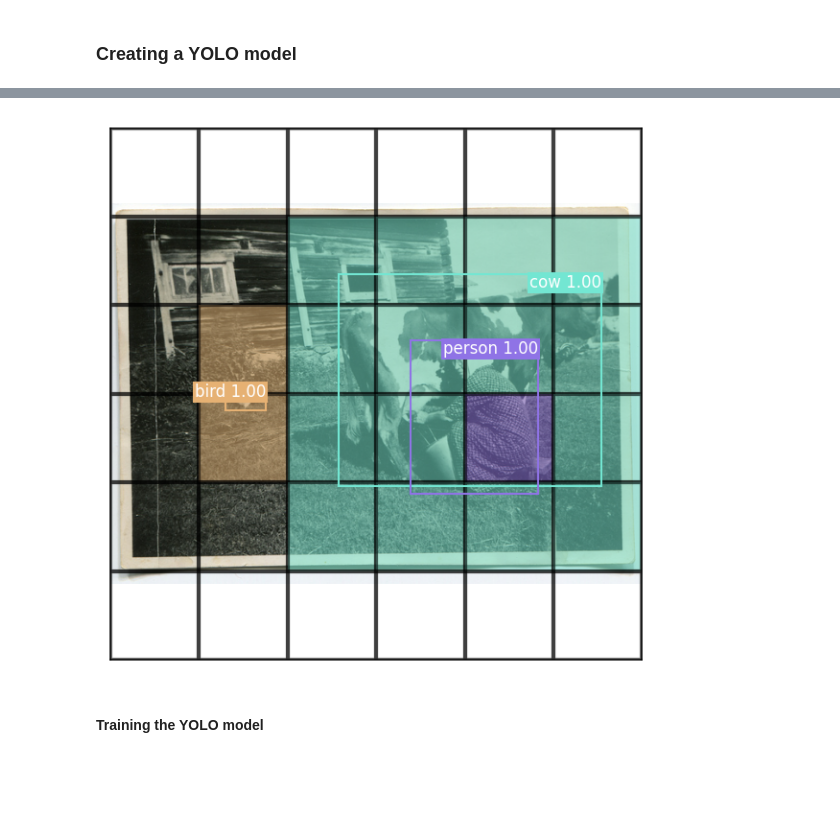
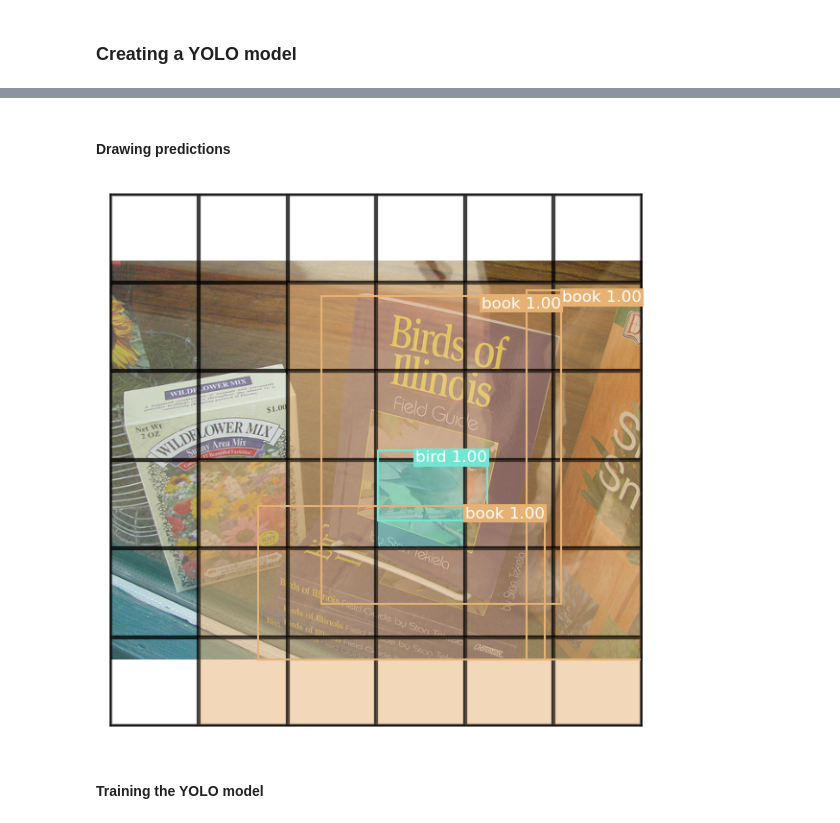
Before and after one commit to arsiliath/DLWP, a Jupyter notebook: lectures/06/chapter12_object-detection.ipynb, the cells around one changed output, grey strips where cells are left out. Cells and saved outputs as stored; diff of their text form; code cells hidden in the pictures; blank space fills up the shorter version.

```diff
--- a/lectures/06/chapter12_object-detection.ipynb
+++ b/lectures/06/chapter12_object-detection.ipynb
@@ -265,6 +304,9 @@ Model: "functional"
 def to_grid(box):
     """
     Convert the normalised `x, y, w, h` to their grid-sized equivalent
+    `(ix, iy)` will be ints, e.g. 2, 3
+    `cx - ix, cy - iy are remainders within [0,1] boxes, e.g. (.23, .77)
+    `w, h` remain untouched
     """
     x, y, w, h = box
     cx, cy = (x + w / 2) * GRID_SIZE, (y + h / 2) * GRID_SIZE
@@ -306,0 +351,25 @@ for index, sample in enumerate(metadata):
+# %%
+n = 11
+
+print("Classes ground truth for each grid cell:")
+print(class_array[n])
+
+# print(np.vectorize(keras_hub.utils.coco_id_to_name)(class_array[n]))
+string_classes = np.apply_along_axis(
+    lambda row: [f"{keras_hub.utils.coco_id_to_name(x):>21}" for x in row],
+    axis=-1,
+    arr=class_array[n],
+)
+print()
+print("Translated into human-readable labels:")
+print(string_classes)
+
+np.set_printoptions(linewidth=300)
+string_boxes = np.apply_along_axis(
+    lambda row: ",".join(f"{x:.1f}" for x in row[:-1]) + f" | {row[-1]}",
+    axis=-1,
+    arr=box_array[n],
+)
+print()
+print("Each box prediction as 'x,y,h,w | score'.")
+print(string_boxes)
@@ -307,29 +394,31 @@ for index, sample in enumerate(metadata):
+# %% [markdown]
+#### Drawing predictions
 # %%
 def draw_prediction(image, boxes, classes, cutoff=None):
     fig, ax = plt.subplots(dpi=150)
     draw_image(ax, image)
     # Draws the YOLO output grid and class probability map
     for yi, row in enumerate(classes):
         for xi, label in enumerate(row):
             color = label_to_color(label) if label else "none"
             x, y, w, h = (v / GRID_SIZE for v in (xi, yi, 1.0, 1.0))
             r = mpl.patches.Rectangle((x, y), w, h, lw=2, ec="black", fc=color, alpha=0.5)
             ax.add_patch(r)
     # Draws all boxes at each grid location above our cutoff
     for yi, row in enumerate(boxes):
         for xi, box in enumerate(row):
             box, confidence = box[:4], box[4]
             if not cutoff or confidence >= cutoff:
                 box = from_grid((xi, yi), box)
                 label = classes[yi, xi]
                 color = label_to_color(label)
                 name = keras_hub.utils.coco_id_to_name(label)
                 draw_box(ax, box, f"{name} {max(confidence, 0):.2f}", color)
     plt.show()
 
-draw_prediction(metadata[0]["path"], box_array[0], class_array[0], cutoff=1.0)
+draw_prediction(metadata[n]["path"], box_array[n], class_array[n], cutoff=1.0)
 # %% [output]
-[figure, old version]
+[figure, new version]
 # %%
 # Loads and resizes the model with tf.data
 def load_image(path):
```
Also changed, not shown: parts of 24 cells of this notebook.
